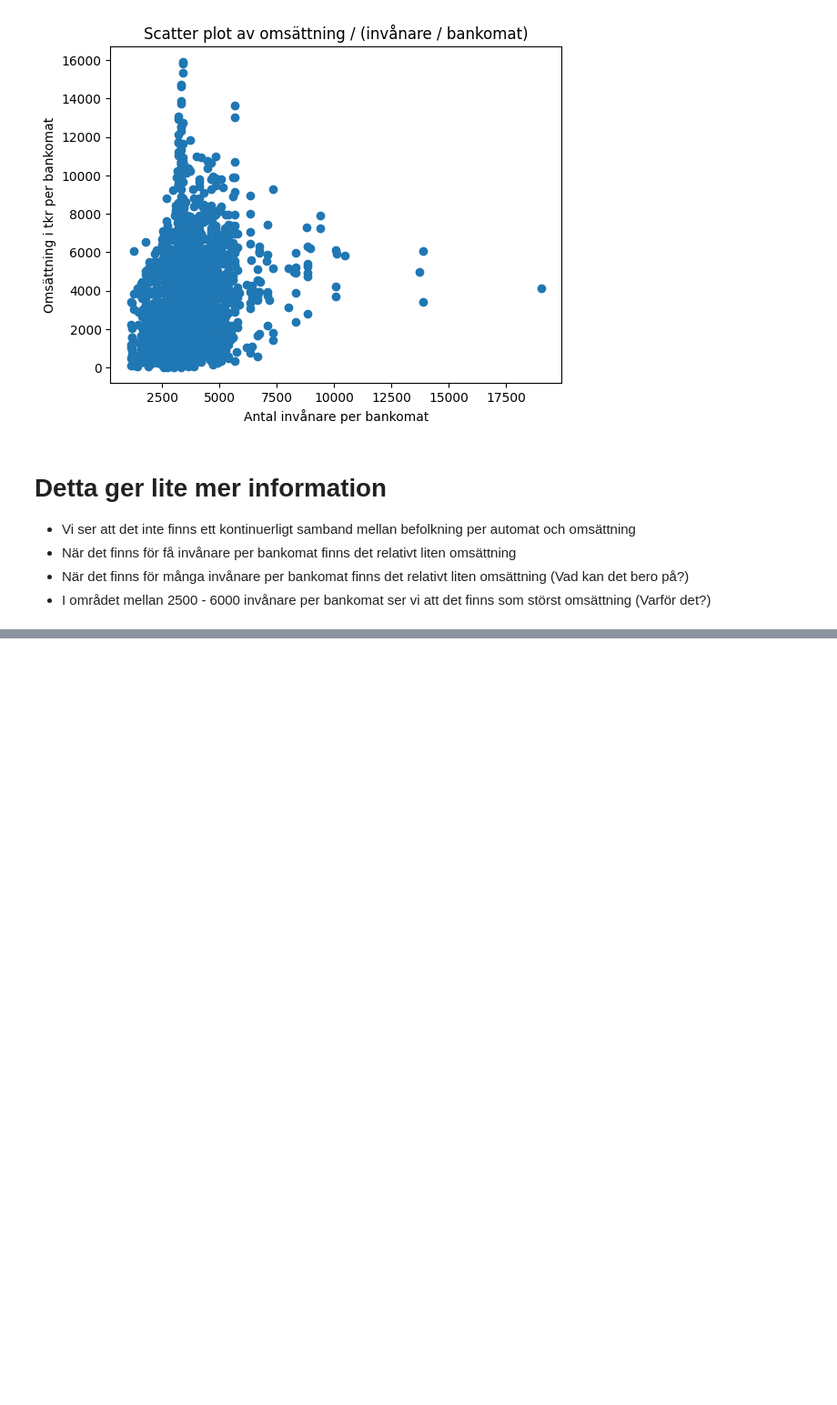
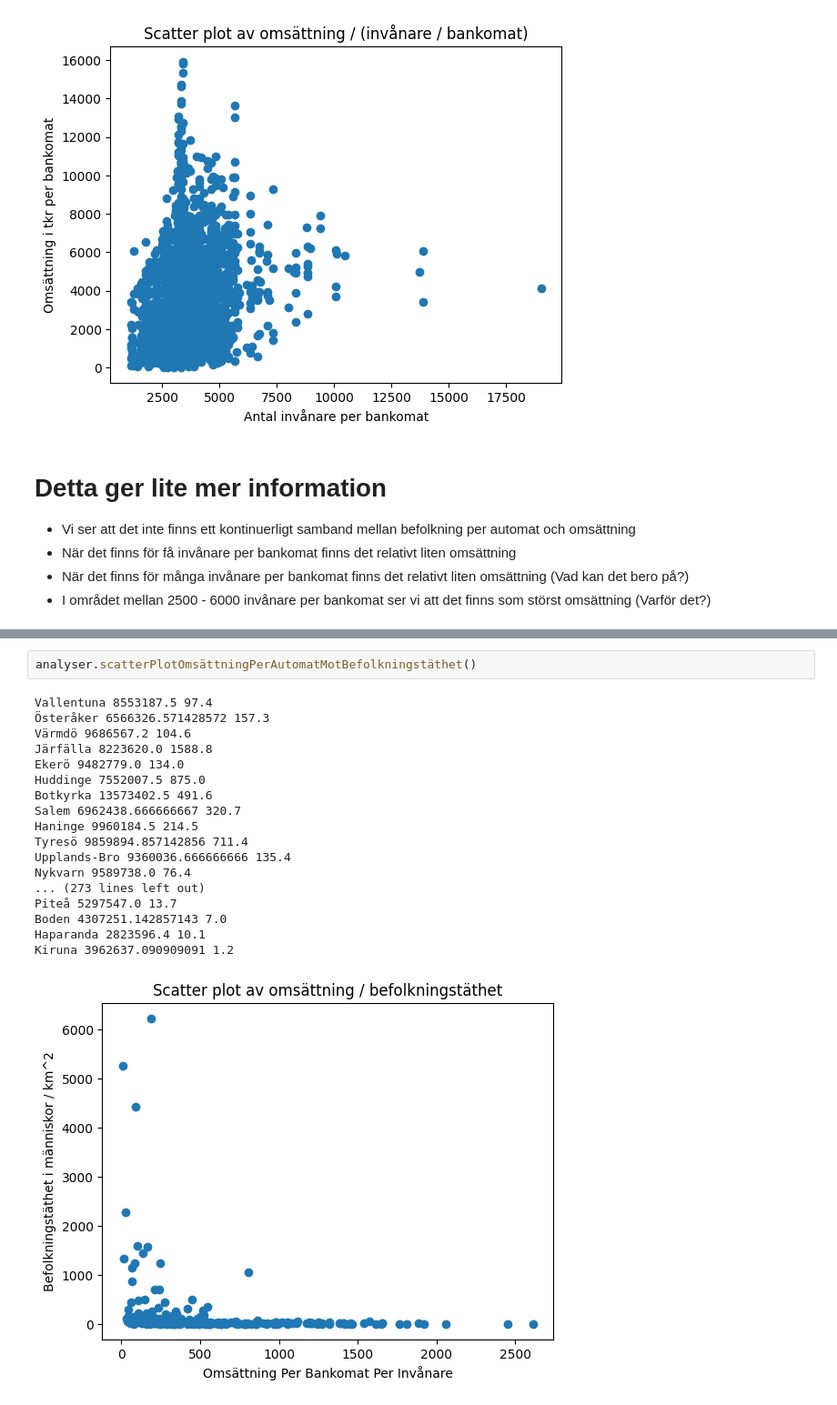
Before and after one commit to FabianFix/Kvaff-Projekt, a Jupyter notebook: project.ipynb, the cells around one changed output, grey strips where cells are left out. Shown at 91% size. Drawn from its saved outputs; the diff is of its cells as text; blank space fills up the shorter version.

```diff
--- a/project.ipynb
+++ b/project.ipynb
@@ -82,3 +83,24 @@ Arvidsjaur 1562.0885363357215 sek/capita 1.1
+# %%
+analyser.scatterPlotOmsättningPerAutomatMotBefolkningstäthet()
+# %% [output]
+Vallentuna 8553187.5 97.4
+Österåker 6566326.571428572 157.3
+Värmdö 9686567.2 104.6
+Järfälla 8223620.0 1588.8
+Ekerö 9482779.0 134.0
+Huddinge 7552007.5 875.0
+Botkyrka 13573402.5 491.6
+Salem 6962438.666666667 320.7
+Haninge 9960184.5 214.5
+Tyresö 9859894.857142856 711.4
+Upplands-Bro 9360036.666666666 135.4
+Nykvarn 9589738.0 76.4
+... (273 lines left out)
+Piteå 5297547.0 13.7
+Boden 4307251.142857143 7.0
+Haparanda 2823596.4 10.1
+Kiruna 3962637.090909091 1.2
+[figure, added]
 # %%
 from collections import defaultdict
 import pandas as pd
```
Also changed, not shown: parts of 5 cells of this notebook, 3 other files.
